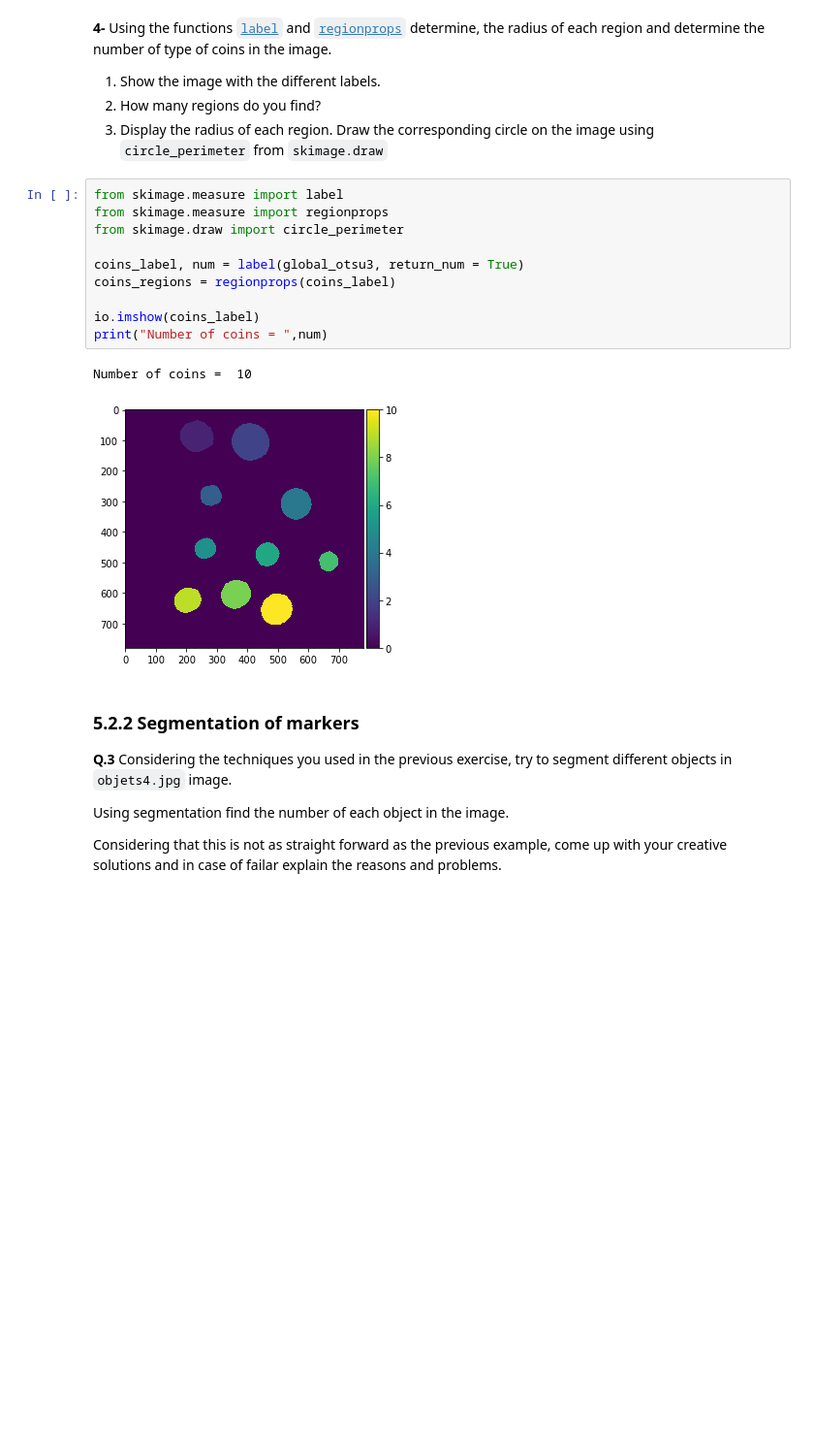
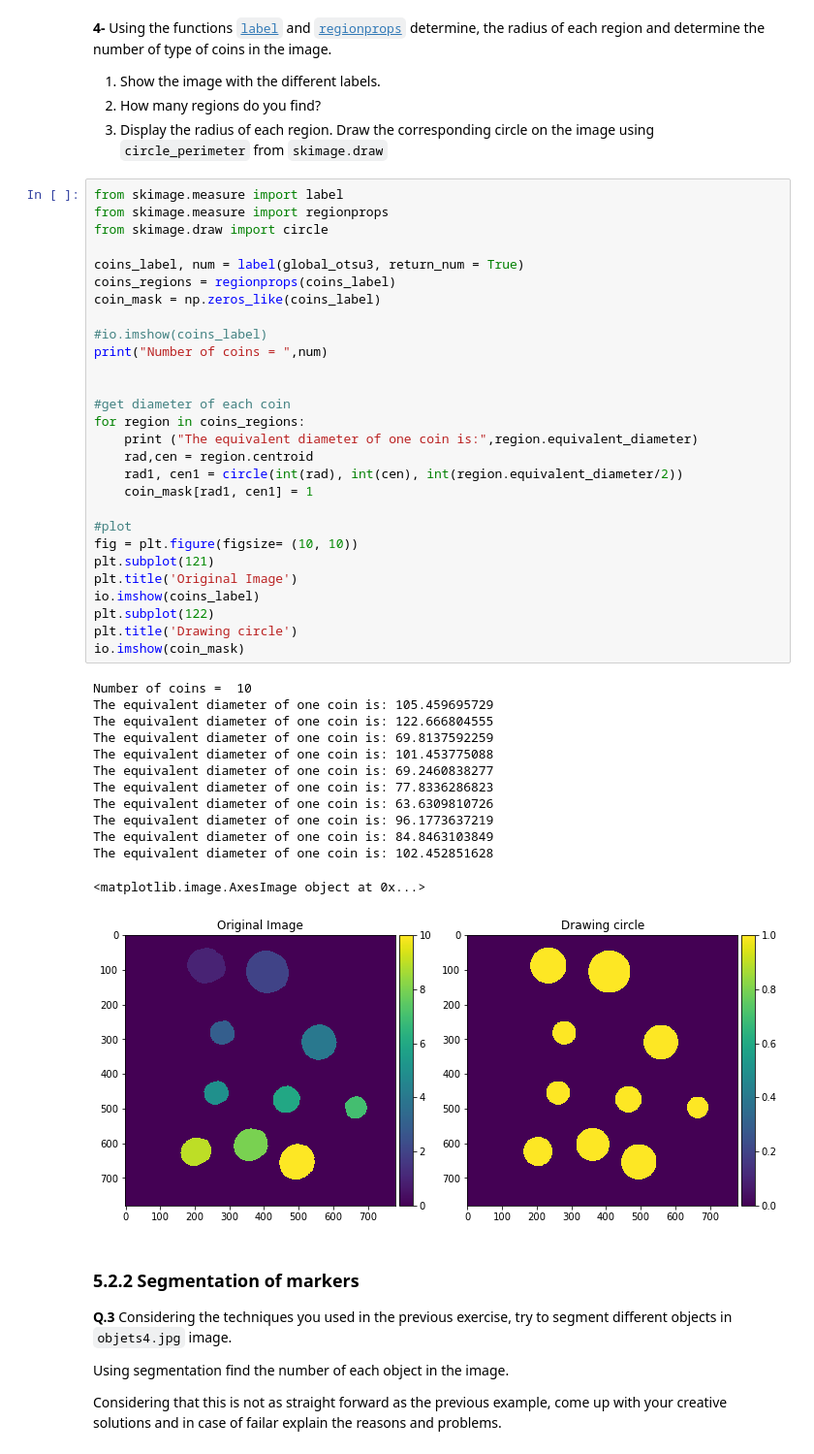
Before and after one commit to auramma/B31XB-IIP-TP-1718, a Jupyter notebook: 5-morpho-segmentation/5-morpho-segmentation.ipynb, the cells around one changed output. Shown at 97% size. Drawn from its saved outputs; the diff is of its cells as text; blank space fills up the shorter version.

```diff
--- a/5-morpho-segmentation/5-morpho-segmentation.ipynb
+++ b/5-morpho-segmentation/5-morpho-segmentation.ipynb
@@ -205,16 +205,45 @@ io.imshow(global_otsu3)
 # %%
 from skimage.measure import label
 from skimage.measure import regionprops
-from skimage.draw import circle_perimeter
+from skimage.draw import circle
 
 coins_label, num = label(global_otsu3, return_num = True)
 coins_regions = regionprops(coins_label)
+coin_mask = np.zeros_like(coins_label)
 
+#io.imshow(coins_label)
+print("Number of coins = ",num)
+
+
+#get diameter of each coin
+for region in coins_regions:
+    print ("The equivalent diameter of one coin is:",region.equivalent_diameter)
+    rad,cen = region.centroid
+    rad1, cen1 = circle(int(rad), int(cen), int(region.equivalent_diameter/2))
+    coin_mask[rad1, cen1] = 1
+
+#plot
+fig = plt.figure(figsize= (10, 10))
+plt.subplot(121)
+plt.title('Original Image')
 io.imshow(coins_label)
-print("Number of coins = ",num)
+plt.subplot(122)
+plt.title('Drawing circle')
+io.imshow(coin_mask)
 # %% [output]
 Number of coins =  10
+The equivalent diameter of one coin is: 105.459695729
+The equivalent diameter of one coin is: 122.666804555
+The equivalent diameter of one coin is: 69.8137592259
+The equivalent diameter of one coin is: 101.453775088
+The equivalent diameter of one coin is: 69.2460838277
+The equivalent diameter of one coin is: 77.8336286823
+The equivalent diameter of one coin is: 63.6309810726
+The equivalent diameter of one coin is: 96.1773637219
+The equivalent diameter of one coin is: 84.8463103849
+The equivalent diameter of one coin is: 102.452851628
+<matplotlib.image.AxesImage object at 0x...>
-[figure, old version]
+[figure, new version]
 # %% [markdown]
 ### 5.2.2 Segmentation of markers
 
```
Also changed, not shown: parts of 8 cells of this notebook.
